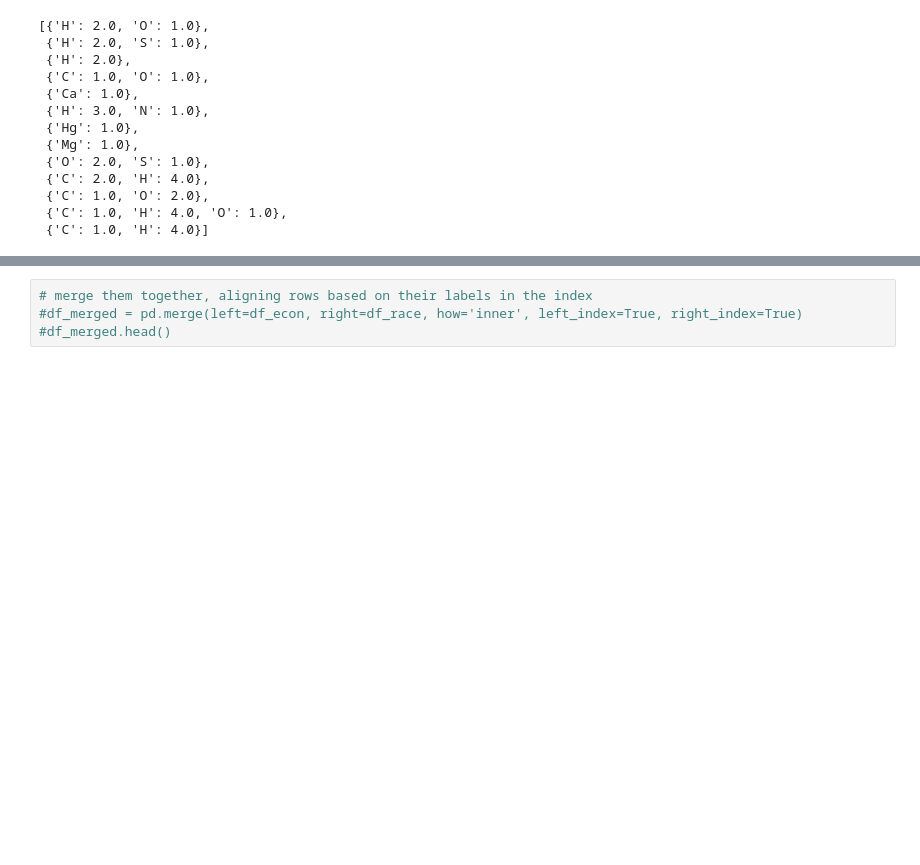
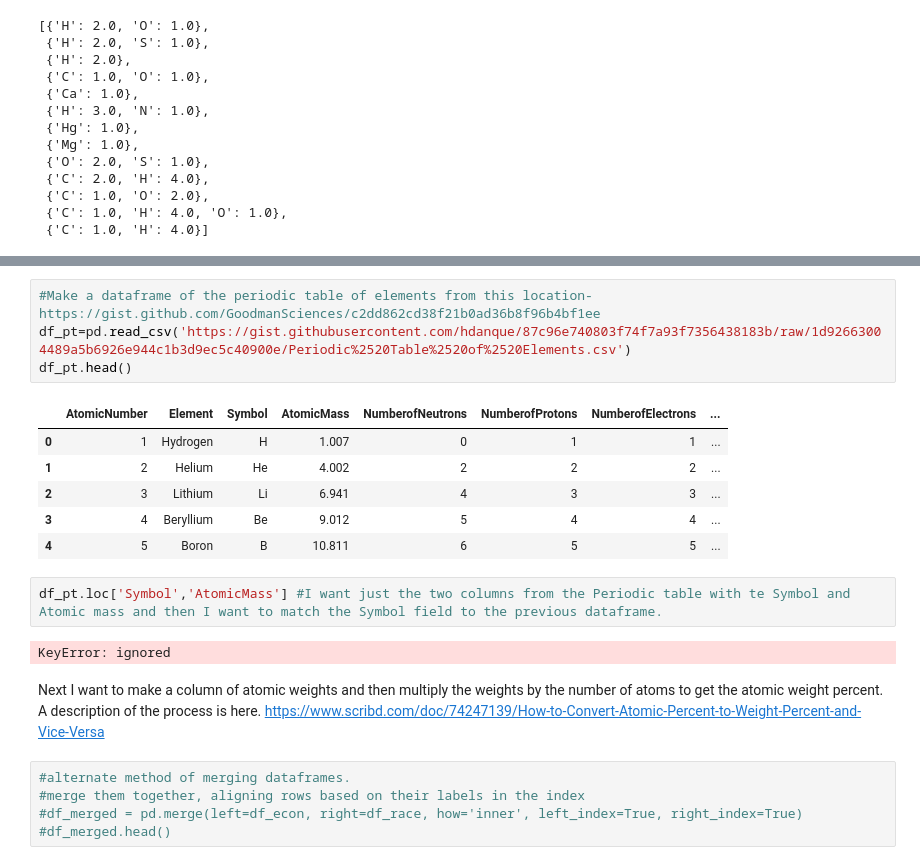
Before and after one commit to denizd1/GEOL557_Project, a Jupyter notebook: notebooks/LCROSS_Plume_Water_Detection_Data_v4.ipynb, the cells around one changed output, grey strips where cells are left out. Cells and saved outputs as stored; diff of their text form; blank space fills up the shorter version.

```diff
--- a/notebooks/LCROSS_Plume_Water_Detection_Data_v4.ipynb
+++ b/notebooks/LCROSS_Plume_Water_Detection_Data_v4.ipynb
@@ -182,4 +194,23 @@ dtype: float64
+# %%
+#Make a dataframe of the periodic table of elements from this location- https://gist.github.com/GoodmanSciences/c2dd862cd38f21b0ad36b8f96b4bf1ee
+df_pt=pd.read_csv('https://gist.githubusercontent.com/hdanque/87c96e740803f74f7a93f7356438183b/raw/1d92663004489a5b6926e944c1b3d9ec5c40900e/Periodic%2520Table%2520of%2520Elements.csv')
+df_pt.head()
+# %% [output]
+|  | AtomicNumber | Element | Symbol | AtomicMass | NumberofNeutrons | NumberofProtons | NumberofElectrons | ... |
+| 0 | 1 | Hydrogen | H | 1.007 | 0 | 1 | 1 | ... |
+| 1 | 2 | Helium | He | 4.002 | 2 | 2 | 2 | ... |
+| 2 | 3 | Lithium | Li | 6.941 | 4 | 3 | 3 | ... |
+| 3 | 4 | Beryllium | Be | 9.012 | 5 | 4 | 4 | ... |
+| 4 | 5 | Boron | B | 10.811 | 6 | 5 | 5 | ... |
+# %%
+df_pt.loc['Symbol','AtomicMass'] #I want just the two columns from the Periodic table with te Symbol and Atomic mass and then I want to match the Symbol field to the previous dataframe.
+# %% [output]
+KeyError: ignored
+# %% [markdown]
+Next I want to make a column of atomic weights and then multiply the weights by the number of atoms to get the atomic weight percent. A description of the process is here.
+https://www.scribd.com/doc/74247139/How-to-Convert-Atomic-Percent-to-Weight-Percent-and-Vice-Versa
 # %%
-# merge them together, aligning rows based on their labels in the index
+#alternate method of merging dataframes.
+#merge them together, aligning rows based on their labels in the index
 #df_merged = pd.merge(left=df_econ, right=df_race, how='inner', left_index=True, right_index=True)
 #df_merged.head()
```
Also changed, not shown: parts of 22 cells of this notebook.
